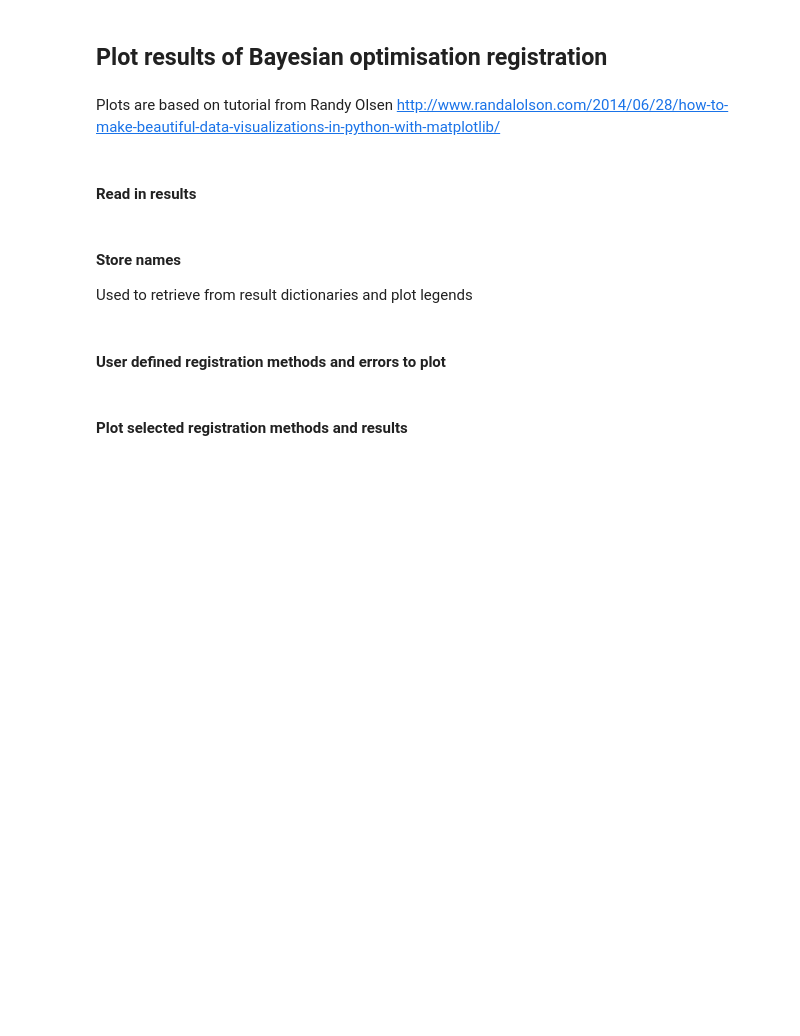
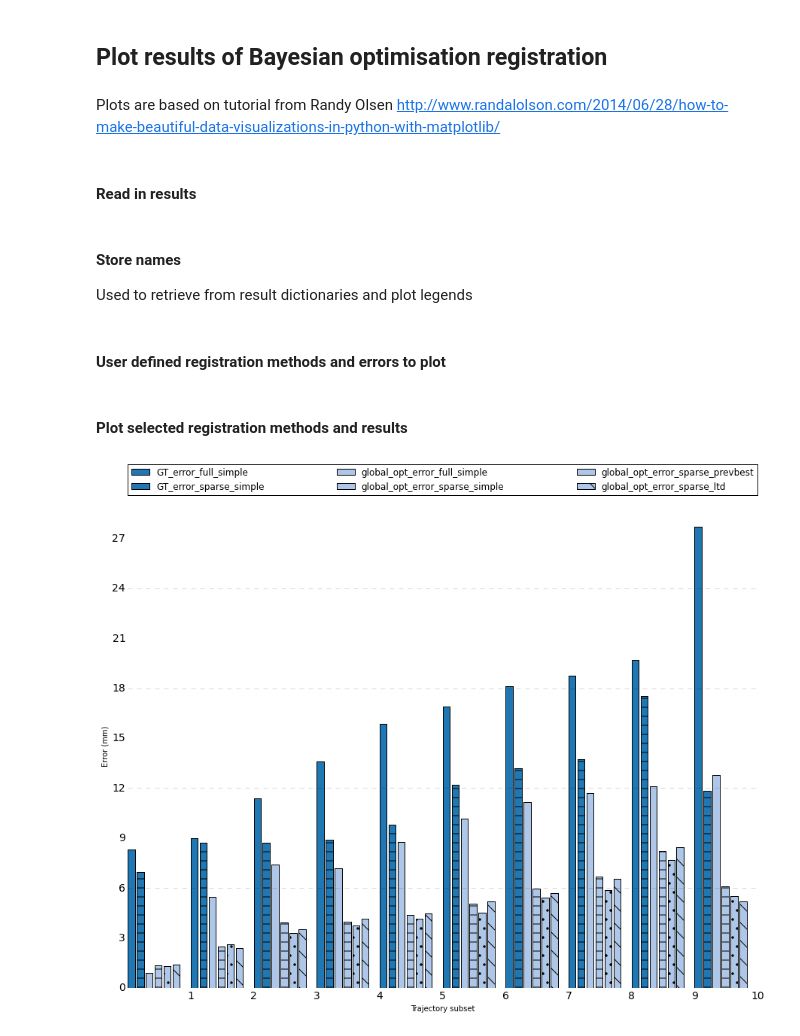
Before and after one commit to NickDGreg/MSc.-Project---Point-cloud-registration, a Jupyter notebook: plot_BO_results.ipynb, the cells around one changed output. Cells and saved outputs as stored; diff of their text form; code cells hidden in the pictures; blank space fills up the shorter version.

Commit message:
alter plot to inline, though legend now less clear

```diff
--- a/plot_BO_results.ipynb
+++ b/plot_BO_results.ipynb
@@ -134,10 +135,8 @@ for i in range(len(tableau20)):
     r, g, b = tableau20[i]
     tableau20[i] = (r / 255., g / 255., b / 255.)
 
-# You typically want your plot to be ~1.33x wider than tall. This plot is a rare
-# exception because of the number of lines being plotted on it.
 # Common sizes: (10, 7.5) and (12, 9)
-plt.figure(figsize=(10, 7.5))
+plt.figure(figsize=(15, 11.5))
 
 # Remove the plot frame lines. They are unnecessary chartjunk.
 ax = plt.subplot(111)
@@ -167,7 +166,6 @@ for error, results in all_data.items():
     if max_found > max_Y:
         max_Y = max_found
 max_Y = ceil(max_Y) + 1
-max_Y = 130
 plt.ylim(0, max_Y)
 # plt.xlim(1968, 2014)
 
@@ -187,30 +185,32 @@ plt.tick_params(axis="both", which="both", bottom="off", top="off",
 
 full_result_set_width = num_results * (width + margin)
 GT_result_set_width = num_GT_results * (width + margin)
 prev_result_set = 0
 for rank, name in enumerate(selected_errors):
     for sub, data in enumerate(all_data[name]):
         idxs = np.arange(N) + (rank * prev_result_set) + (sub * (margin + width))
         labelname = name + '_' + selected_methods[sub]
         if len(selected_errors) > 1:
             ax.bar(idxs, all_data[name][sub], width, color=tableau20[rank],
                    label=labelname, hatch=patterns[sub])
         else:
             ax.bar(idxs, all_data[name][sub], width, color=tableau20[sub],
                    label=labelname)
     if name == 'GT_error':
         prev_result_set = GT_result_set_width
     else:
         prev_result_set = full_result_set_width
 
 # add some text for labels, title and axes ticks
 if 'comp_time' in selected_errors:
     ax.set_ylabel('Time (s)')
 else:
     ax.set_ylabel('Error (mm)')
 ax.set_xlabel('Trajectory subset')
 
 # plt.legend(bbox_to_anchor=(1.003, 1.0), loc=2, borderaxespad=0.05)
 plt.legend(bbox_to_anchor=(0., 1.02, 1., .102), loc=3,
            ncol=3, mode="expand", borderaxespad=0.)
 plt.show()
+# %% [output]
+[figure, added]
```
Also changed, not shown: parts of 1 cell of this notebook.
